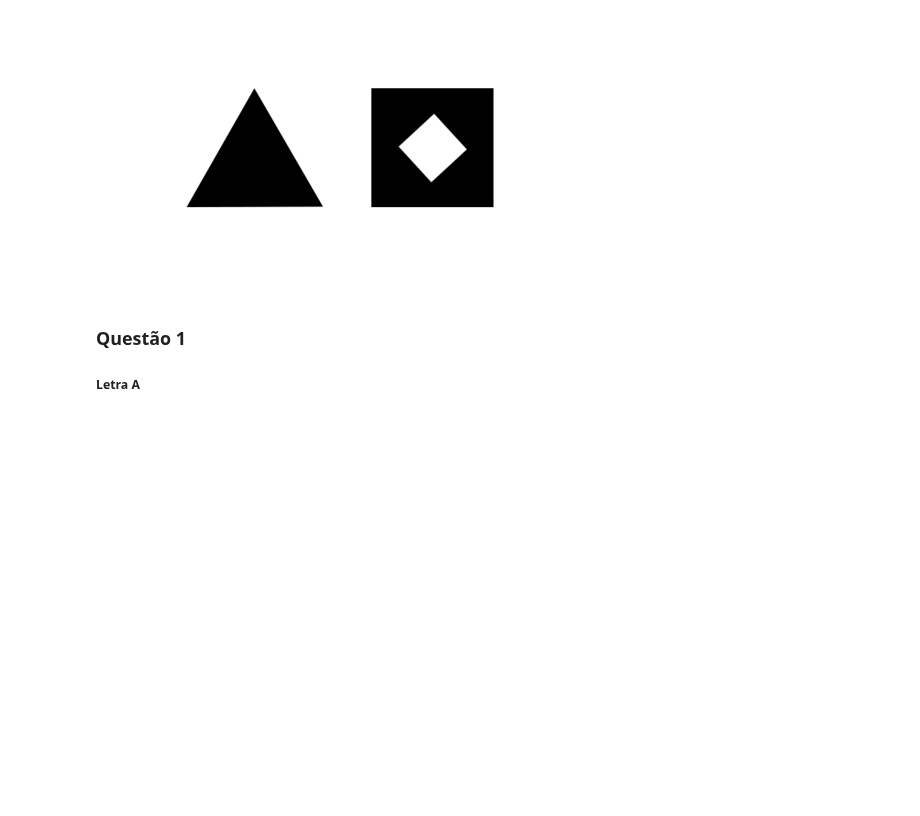
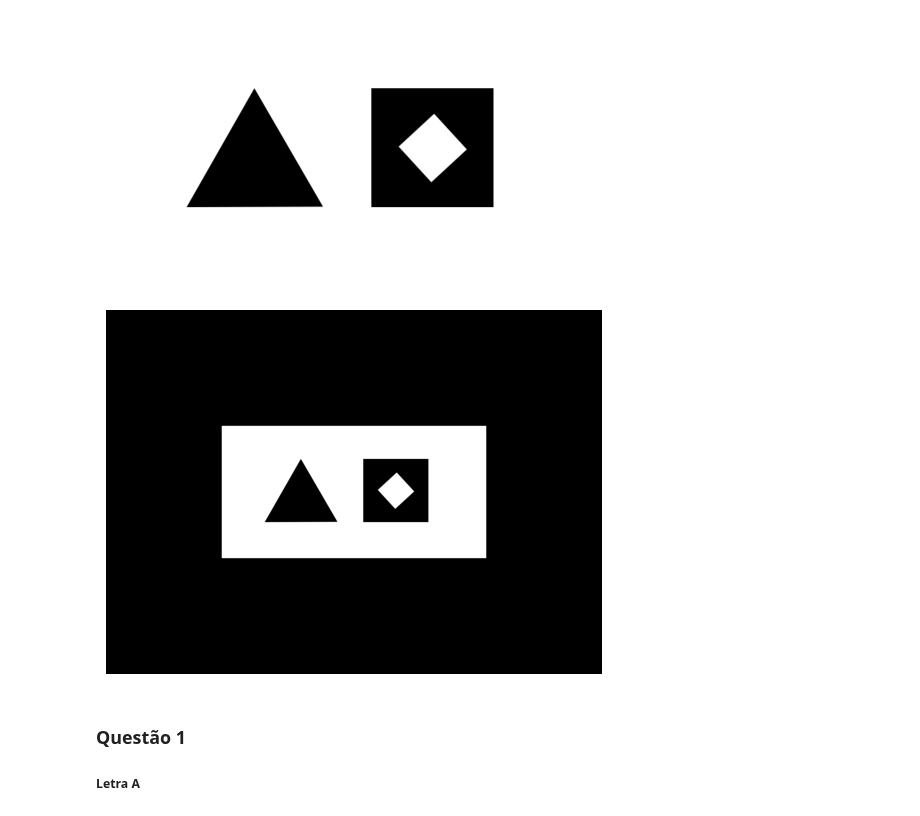
Before and after one commit to BarrosLucas/PracticeHomework, a Jupyter notebook: pdi.ipynb, the cells around one changed output. Saved outputs shown, nothing was run; the diff lists cells and outputs as text; code cells hidden in the pictures; blank space fills up the shorter version.

Commit message:
include zero extensions on image

```diff
--- a/pdi.ipynb
+++ b/pdi.ipynb
@@ -215,3 +243,27 @@ def load_mask(file_name):
+# %%
+def applying_zero_extension(img, m, n):
+    newImg = img.copy()
+
+    indexPivot = {"row_pivt": int(m/2), "column_pivt": int(n/2)}
+    amount_columns_on_left = indexPivot["column_pivt"] - 0
+    amount_columns_on_right = n - (indexPivot["column_pivt"]+1)
+    amount_rows_on_top = indexPivot["row_pivt"] - 0
+    amount_rows_on_bottom = m - (indexPivot["row_pivt"]+1)
+
+    new_column = np.array([[[0,0,0]]] * (newImg.shape[0]))
+    for i in range(amount_columns_on_left):
+        newImg = np.concatenate((new_column, newImg), axis=1)
+    for i in range(amount_columns_on_right):
+        newImg = np.concatenate((newImg, new_column), axis=1)
+
+
+    new_row  = np.array([[[0,0,0]] * (newImg.shape[1])])
+    for i in range(amount_rows_on_top):
+        newImg = np.concatenate((new_row, newImg), axis=0)
+    for i in range(amount_rows_on_bottom):
+        newImg = np.concatenate((newImg, new_row), axis=0)
+
+    return newImg, indexPivot
 # %% [markdown]
 ##### Mostrando imagens
 
@@ -229,6 +281,10 @@ imgPng = load_image('Shapes.png')
 display_image(imgPng)
 # %% [output]
 [figure]
+# %%
+display_image(applying_zero_extension(imgPng, 701, 701)[0])
+# %% [output]
+[figure, added]
 # %% [markdown]
 ### Questão 1
 
```
Also changed, not shown: parts of 6 cells of this notebook.
